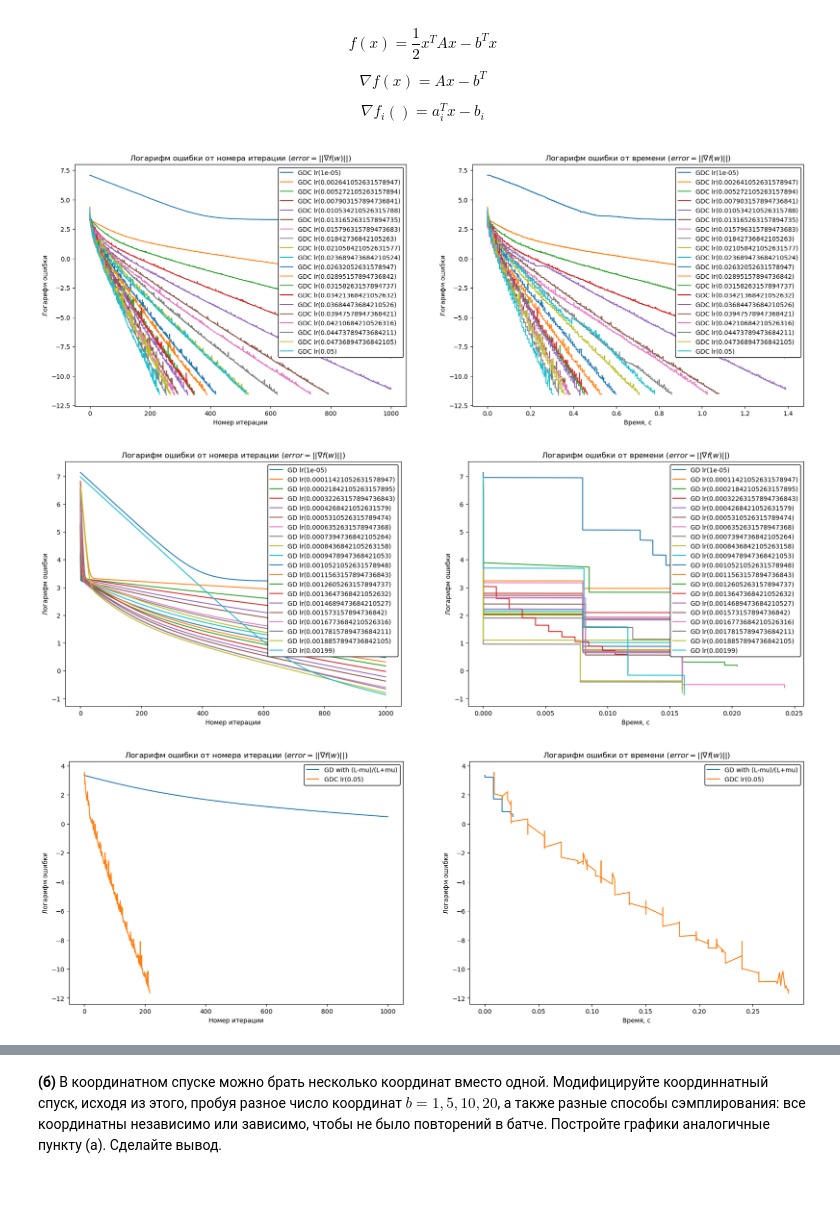
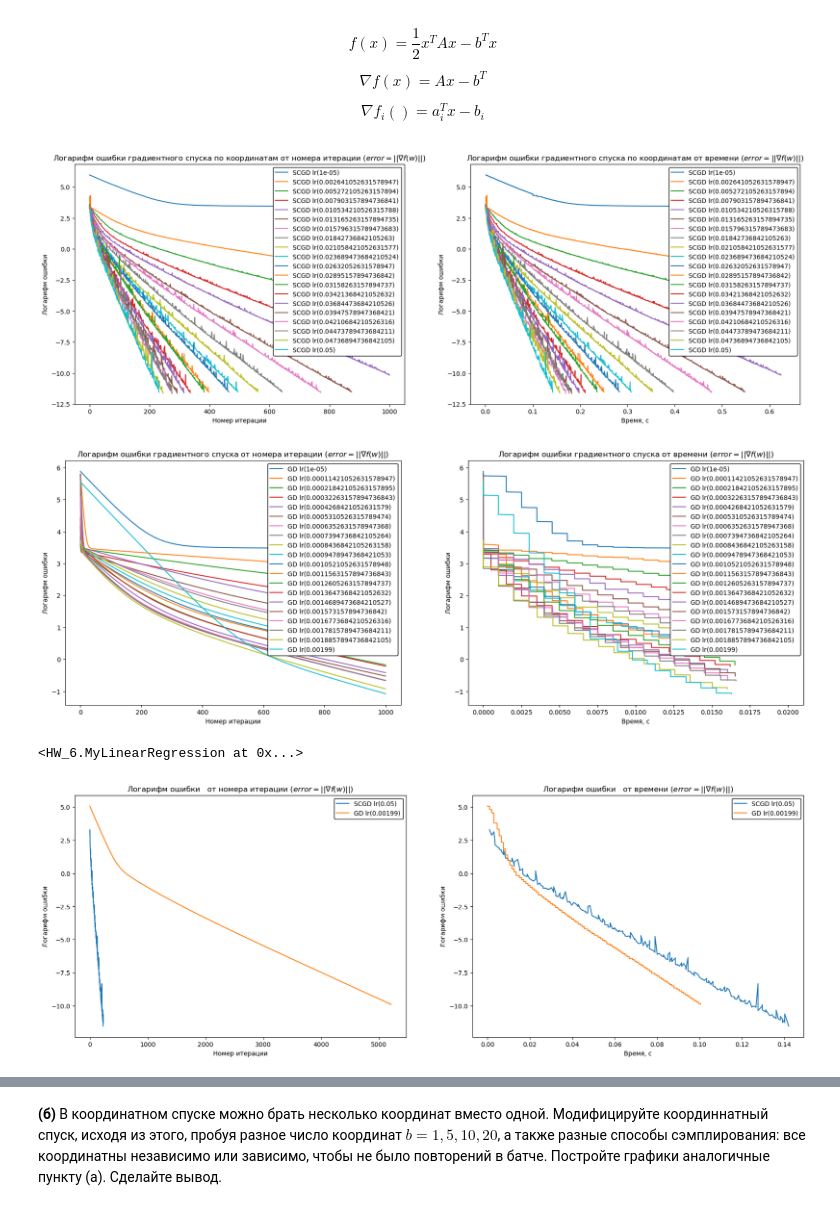
Before and after one commit to kreininmv/Applied-optimization, a Jupyter notebook: Homework/Kreinin_Matvei_Optimization_HW_6.ipynb, the cells around one changed output, grey strips where cells are left out. Saved outputs shown, nothing was run; the diff lists cells and outputs as text; code cells hidden in the pictures.

```diff
--- a/Homework/Kreinin_Matvei_Optimization_HW_6.ipynb
+++ b/Homework/Kreinin_Matvei_Optimization_HW_6.ipynb
@@ -77,11 +77,11 @@ def plot_models_error(*args):
     _, ax = plt.subplots(1, 2, figsize=(21, 7))
 
     title = args[-1]
-    ax[0].set_title(f"Логарифм ошибки ({title}) от номера итерации ($error = || \\nabla f(w) ||$)")
+    ax[0].set_title(f"Логарифм ошибки {title} от номера итерации ($error = || \\nabla f(w) ||$)")
     ax[0].set_xlabel("Номер итерации")
     ax[0].set_ylabel("Логарифм ошибки")
 
-    ax[1].set_title(f"Логарифм ошибки ({title})от времени ($error = || \\nabla f(w) ||$)")
+    ax[1].set_title(f"Логарифм ошибки {title} от времени ($error = || \\nabla f(w) ||$)")
     ax[1].set_xlabel("Время, с")
     ax[1].set_ylabel("Логарифм ошибки")
 
@@ -166,7 +166,7 @@ models_c = []
 learning_rates = np.linspace(0.01/L, 0.5*d/L, 20)
 
 for lr in learning_rates:
-    mod_cor = MyLinearRegression(name="GDC", iter=1000, eps=1e-5, lr_func = lambda w, i: lr, label=f"GDC lr({lr})")
+    mod_cor = MyLinearRegression(name="SCGD", iter=1000, eps=1e-5, lr_func = lambda w, i: lr, label=f"SCGD lr({lr})")
     mod_cor.fit(A, b)
     models_c.append(mod_cor)
 # %%
@@ -178,12 +178,20 @@ for lr in learning_rates:
     mod_cor.fit(A, b)
     models_g.append(mod_cor)
 # %%
-plot_models_error(models_c)
-plot_models_error(models_g)
+plot_models_error(models_c, 'градиентного спуска по координатам')
+plot_models_error(models_g, 'градиентного спуска')
 # %% [output]
-[figure, old version]
+[figure, new version]
-[figure, old version]
+[figure, new version]
+# %%
+mod_g_best = models_g[-1]
+mod_c_best = models_c[-1]
+
+mod_g_best = MyLinearRegression(name="GD", iter=20000, eps=5*1e-5, lr_func = lambda w, i: 1.99/L, label=f"GD lr({lr})")
+mod_g_best.fit(A, b)
+# %% [output]
+<HW_6.MyLinearRegression at 0x...>
 # %%
-plot_models_error(mod_gd, models[-1])
+plot_models_error([mod_c_best, mod_g_best], ' ')
 # %% [output]
-[figure, old version]
+[figure, new version]
```
Also changed, not shown: parts of 4 cells of this notebook, 1 other file.
